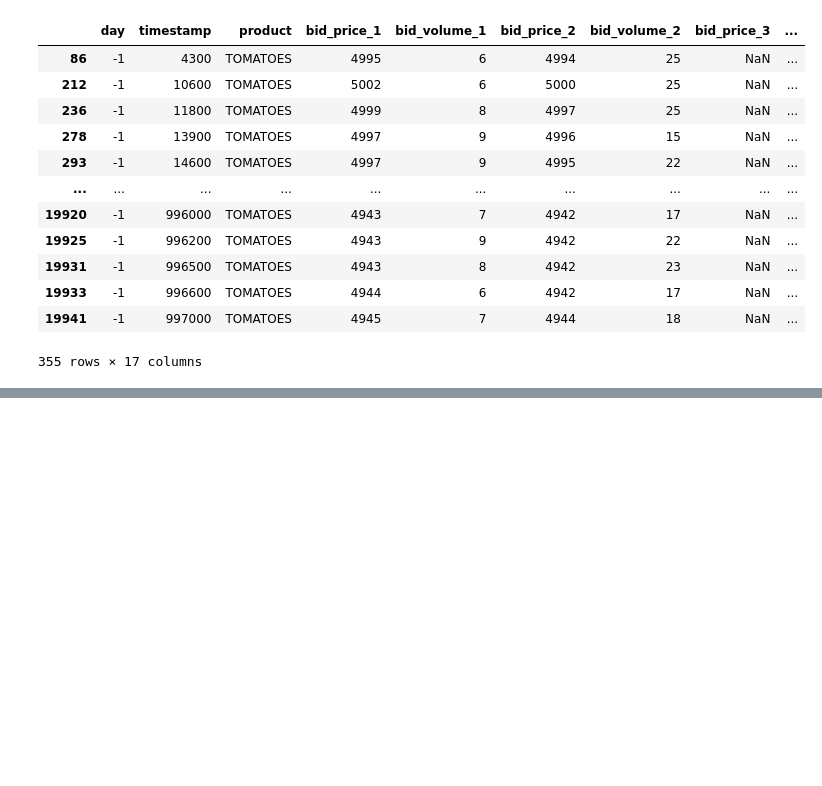
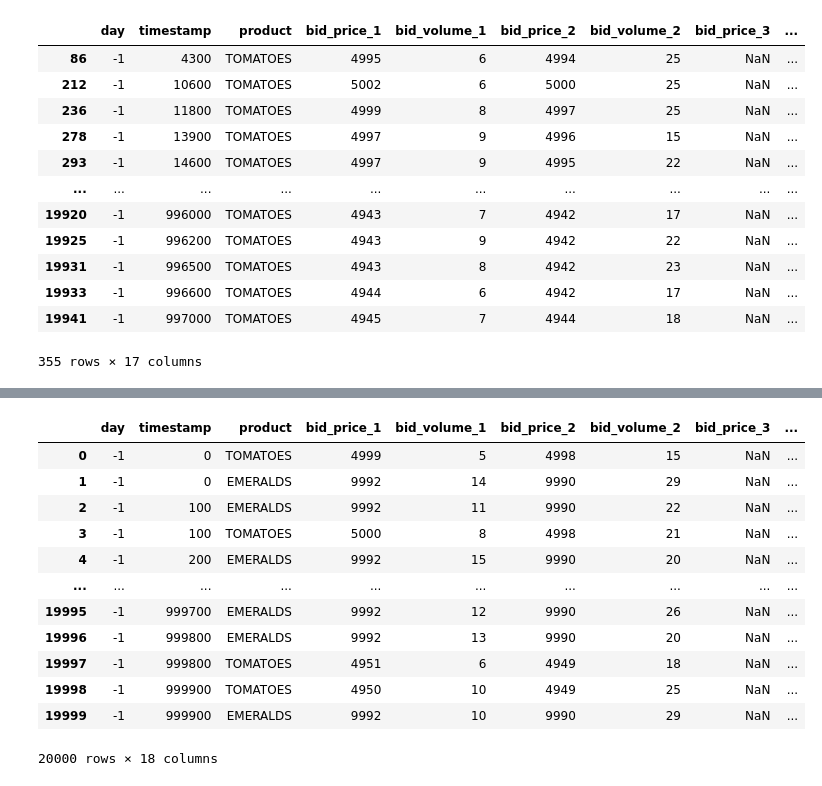
Before and after one commit to SuperPsych/IMCProsperity, a Jupyter notebook: script2.ipynb, the cells around one changed output, grey strips where cells are left out. Cells and saved outputs as stored; diff of their text form; code cells hidden in the pictures; blank space fills up the shorter version.

```diff
--- a/script2.ipynb
+++ b/script2.ipynb
@@ -142,0 +159,18 @@ ask_spike
+# %%
+df["spread"] = df["ask_price_1"] - df["bid_price_1"]
+# %%
+df
+# %% [output]
+|  | day | timestamp | product | bid_price_1 | bid_volume_1 | bid_price_2 | bid_volume_2 | bid_price_3 | ... |
+| 0 | -1 | 0 | TOMATOES | 4999 | 5 | 4998 | 15 | NaN | ... |
+| 1 | -1 | 0 | EMERALDS | 9992 | 14 | 9990 | 29 | NaN | ... |
+| 2 | -1 | 100 | EMERALDS | 9992 | 11 | 9990 | 22 | NaN | ... |
+| 3 | -1 | 100 | TOMATOES | 5000 | 8 | 4998 | 21 | NaN | ... |
+| 4 | -1 | 200 | EMERALDS | 9992 | 15 | 9990 | 20 | NaN | ... |
+| ... | ... | ... | ... | ... | ... | ... | ... | ... | ... |
+| 19995 | -1 | 999700 | EMERALDS | 9992 | 12 | 9990 | 26 | NaN | ... |
+| 19996 | -1 | 999800 | EMERALDS | 9992 | 13 | 9990 | 20 | NaN | ... |
+| 19997 | -1 | 999800 | TOMATOES | 4951 | 6 | 4949 | 18 | NaN | ... |
+| 19998 | -1 | 999900 | TOMATOES | 4950 | 10 | 4949 | 25 | NaN | ... |
+| 19999 | -1 | 999900 | EMERALDS | 9992 | 10 | 9990 | 29 | NaN | ... |
+20000 rows × 18 columns
```
Also changed, not shown: parts of 8 cells of this notebook, 1 other file.
